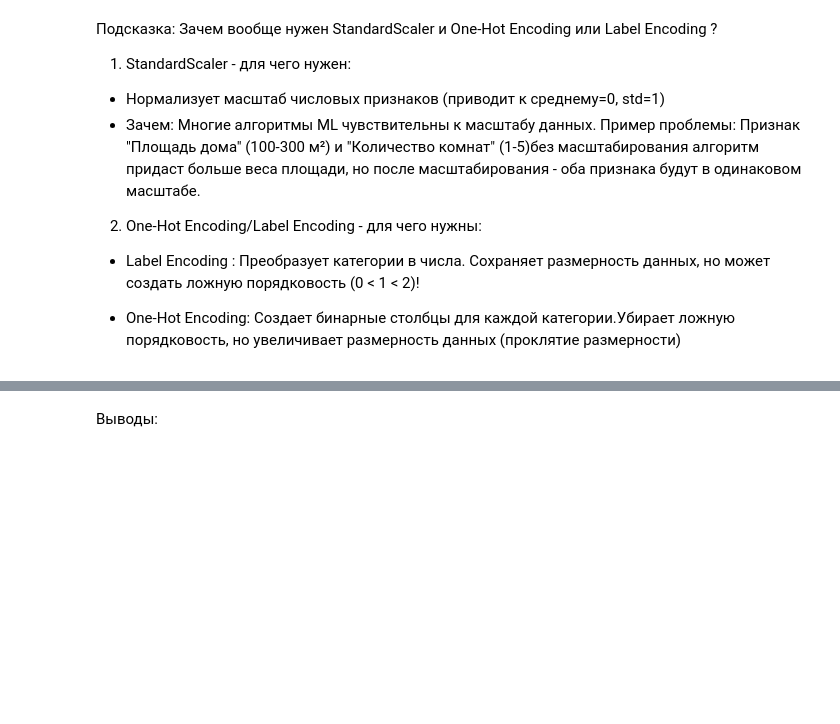
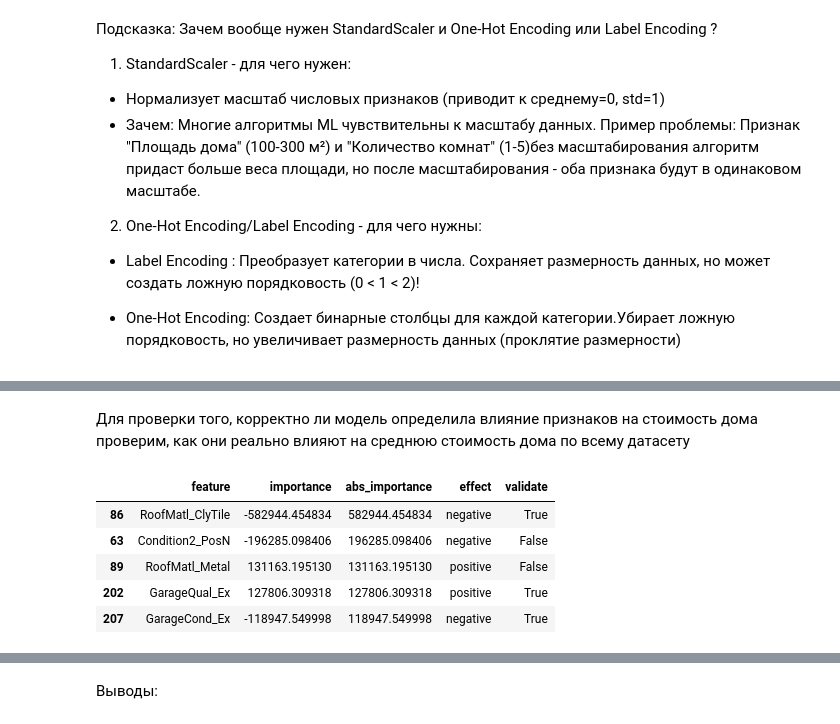
Before and after one commit to Yukkitsune/TBank-Analytics, a Jupyter notebook: Machine learning/linear_regression_homework.ipynb, the cells around one changed output, grey strips where cells are left out. Drawn from its saved outputs; the diff is of its cells as text; code cells hidden in the pictures; blank space fills up the shorter version.

```diff
--- a/Machine learning/linear_regression_homework.ipynb
+++ b/Machine learning/linear_regression_homework.ipynb
@@ -183,7 +191,7 @@ def fill_nulls(df: pd.DataFrame, threshold:int) -> pd.DataFrame:
   high_miss = df_null_count[df_null_count['null%'] > threshold]['feature'].tolist()
   else_miss = df_null_count[df_null_count['null%'] <= threshold]['feature'].tolist()
 
-  numeric_cols = df_clean.select_dtypes(include=['int64', 'float64'])
+  numeric_cols = df_clean.select_dtypes(include=['int64', 'float64']).columns
   correlations = df_clean[numeric_cols].corr()['SalePrice'].abs().sort_values(ascending=False)
   important_cols = correlations[correlations.abs() >= 0.5].index.tolist()
 
@@ -298,0 +328,12 @@ model =
+# %%
+X = processed_df
+y = df['SalePrice']
+
+X_train, X_test, y_train, y_test = train_test_split(
+    X, y,
+    test_size=0.2,
+    random_state=42
+)
+
+model_reg_processed = LinearRegression()
+model_reg_processed.fit(X_train, y_train)
@@ -298,0 +360,8 @@ model =
+# %%
+importance_df = pd.DataFrame({
+    'feature' : X.columns,
+    'importance' : model_reg_processed.coef_,
+    'abs_importance' : abs(model_reg_processed.coef_),
+})
+importance_df['effect'] = importance_df['importance'].apply(lambda x: 'positive' if x > 0 else 'negative')
+importance_df.sort_values('abs_importance', ascending=False).head(5)
@@ -298,0 +375,28 @@ model =
+# %% [markdown]
+Для проверки того, корректно ли модель определила влияние признаков на стоимость дома проверим, как они реально влияют на среднюю стоимость дома по всему датасету
+# %%
+def check_real_importance(df: pd.DataFrame, effect: str, first: str, second: str) -> bool:
+  first_avg_price = df[df[first] == second]['SalePrice'].mean()
+  overall_avg_price = df['SalePrice'].mean()
+  if effect == 'negative':
+      is_correct = first_avg_price < overall_avg_price
+  else:
+      is_correct = first_avg_price > overall_avg_price
+  return True if is_correct else False
+# %%
+importance_df['validate'] = importance_df.apply(
+    lambda x: check_real_importance(
+        df,
+        x['effect'],
+        x['feature'].split('_')[0] if '_' in x['feature'] else x['feature'],
+        x['feature'].split('_')[1] if '_' in x['feature'] else 'unknown'
+    ), axis=1
+)
+importance_df.sort_values('abs_importance', ascending=False).head(5)
+# %% [output]
+|  | feature | importance | abs_importance | effect | validate |
+| 86 | RoofMatl_ClyTile | -582944.454834 | 582944.454834 | negative | True |
+| 63 | Condition2_PosN | -196285.098406 | 196285.098406 | negative | False |
+| 89 | RoofMatl_Metal | 131163.195130 | 131163.195130 | positive | False |
+| 202 | GarageQual_Ex | 127806.309318 | 127806.309318 | positive | True |
+| 207 | GarageCond_Ex | -118947.549998 | 118947.549998 | negative | True |
```
Also changed, not shown: parts of 25 cells of this notebook.
